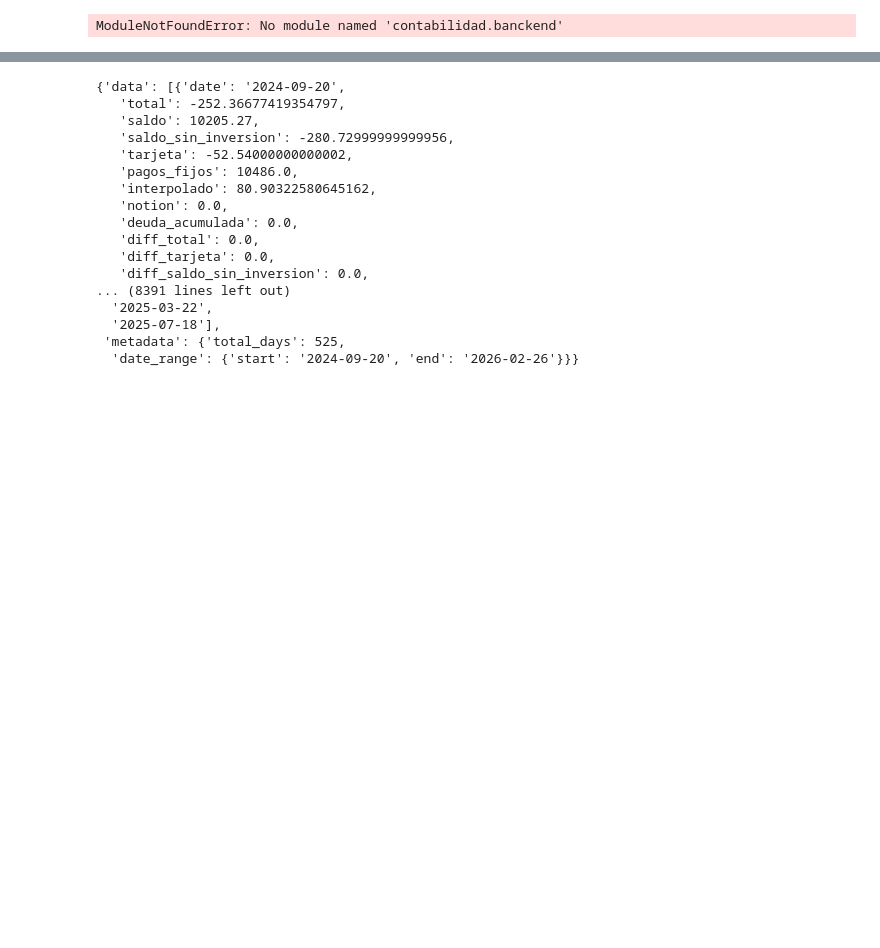
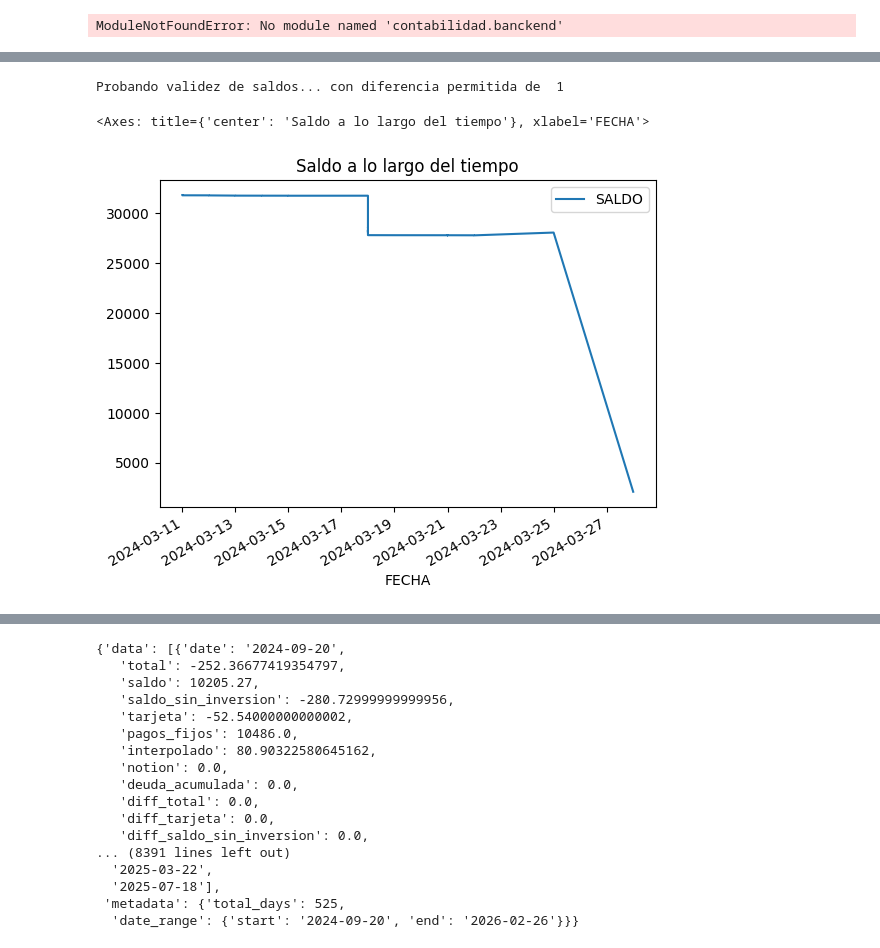
Before and after one commit to Sebas04A/ContabilidadPersonal, a Jupyter notebook: notebooks/pagina_pruebas.ipynb, the cells around one changed output, grey strips where cells are left out. Cells and saved outputs as stored; diff of their text form; code cells hidden in the pictures; blank space fills up the shorter version.

```diff
--- a/notebooks/pagina_pruebas.ipynb
+++ b/notebooks/pagina_pruebas.ipynb
@@ -86,0 +146,3 @@ df=df.rename(columns={"FECHA":"date","TARJETA":"tarjeta"})
+# %%
+PATH = "/home/sebas/dev/projects/ContabilidadPersonal/data/cuentas/Unido.csv"
+output = "/home/sebas/dev/projects/ContabilidadPersonal/data/cuentas/UnidoLimpio.csv"
@@ -86,0 +192,5 @@ df=df.rename(columns={"FECHA":"date","TARJETA":"tarjeta"})
+# %%
+new_file_config = FileProcessingConfig(path=output, tiene_monto=False, saldo_col="SALDO",fecha_col="FECHA", descripcion_col="DESCRIPCION")
+# df =pd.read_csv(new_file_config.path, encoding='utf-8')
+df=leer_cuenta_csv(new_file_config)
+df = df[df["FECHA"]< "2024-12-01"]
@@ -86,0 +218,6 @@ df=df.rename(columns={"FECHA":"date","TARJETA":"tarjeta"})
+# %%
+df =df[~df["DESCRIPCION"].str.contains("INTERES", case=False, na=False)]
+# %%
+probar_validez_saldo(df)
+# %% [output]
+Probando validez de saldos... con diferencia permitida de  1
@@ -86,0 +226,5 @@ df=df.rename(columns={"FECHA":"date","TARJETA":"tarjeta"})
+# %%
+df.plot(x="FECHA", y="SALDO", title="Saldo a lo largo del tiempo")
+# %% [output]
+<Axes: title={'center': 'Saldo a lo largo del tiempo'}, xlabel='FECHA'>
+[figure, added]
```
Also changed, not shown: parts of 14 cells of this notebook, 43 other files.
